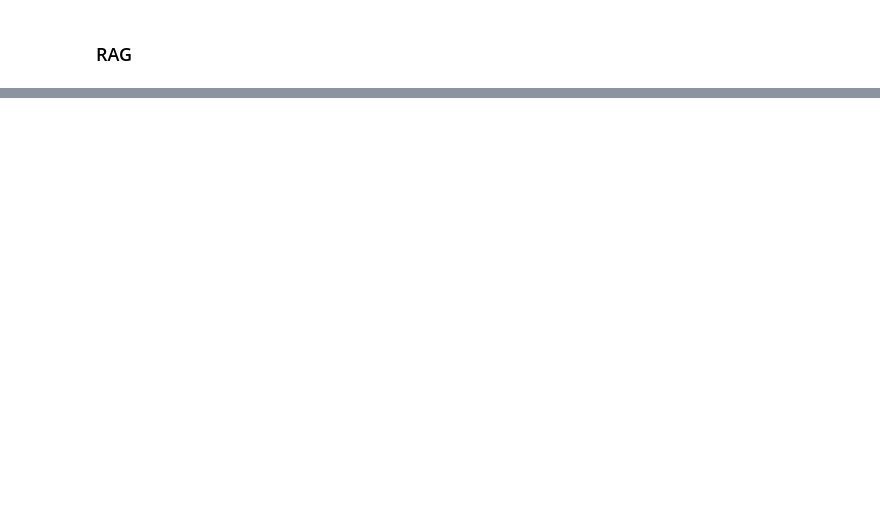
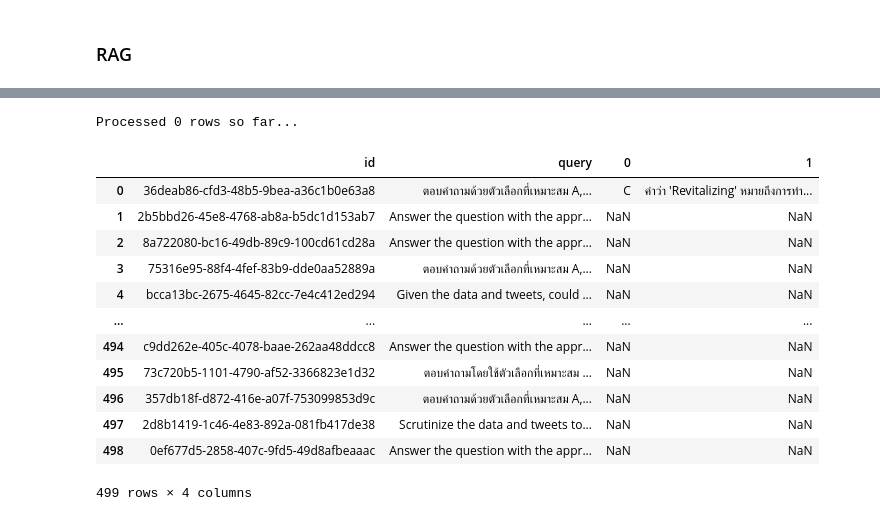
Before and after one commit to sirawitjariya/agentic_ai_finance_hackathon, a Jupyter notebook: example/langchain_example.ipynb, the cells around one changed output, grey strips where cells are left out. Cells and saved outputs as stored; diff of their text form; code cells hidden in the pictures; blank space fills up the shorter version.

```diff
--- a/example/langchain_example.ipynb
+++ b/example/langchain_example.ipynb
@@ -615,0 +809,43 @@ response
+# %%
+results = []
+
+for num, row in data.iterrows():
+    result = supervisor.invoke(
+    {
+        "messages": [
+            (
+                "human",
+                f"""ID: {row["id"]}"""
+                f"""Query: {row["query"]}"""
+
+            )
+        ]
+    }
+)
+    results.append([result['structured_response'].answer,result['structured_response'].reason])
+
+    time.sleep(0.2)  # Sleep to avoid hitting rate limits
+
+    if num % 5 == 0:
+        print(f"Processed {num} rows so far...")
+    break
+results_df = pd.DataFrame(results)
+final_df = pd.concat([data, results_df], axis=1)
+
+# display(results_df)
+display(final_df)
+# %% [output]
+Processed 0 rows so far...
+|  | id | query | 0 | 1 |
+| 0 | 36deab86-cfd3-48b5-9bea-a36c1b0e63a8 | ตอบคำถามด้วยตัวเลือกที่เหมาะสม A,... | C | คำว่า 'Revitalizing' หมายถึงการทำ... |
+| 1 | 2b5bbd26-45e8-4768-ab8a-b5dc1d153ab7 | Answer the question with the appr... | NaN | NaN |
+| 2 | 8a722080-bc16-49db-89c9-100cd61cd28a | Answer the question with the appr... | NaN | NaN |
+| 3 | 75316e95-88f4-4fef-83b9-dde0aa52889a | ตอบคำถามด้วยตัวเลือกที่เหมาะสม A,... | NaN | NaN |
+| 4 | bcca13bc-2675-4645-82cc-7e4c412ed294 | Given the data and tweets, could ... | NaN | NaN |
+| ... | ... | ... | ... | ... |
+| 494 | c9dd262e-405c-4078-baae-262aa48ddcc8 | Answer the question with the appr... | NaN | NaN |
+| 495 | 73c720b5-1101-4790-af52-3366823e1d32 | ตอบคำถามโดยใช้ตัวเลือกที่เหมาะสม ... | NaN | NaN |
+| 496 | 357db18f-d872-416e-a07f-753099853d9c | ตอบคำถามด้วยตัวเลือกที่เหมาะสม A,... | NaN | NaN |
+| 497 | 2d8b1419-1c46-4e83-892a-081fb417de38 | Scrutinize the data and tweets to... | NaN | NaN |
+| 498 | 0ef677d5-2858-407c-9fd5-49d8afbeaaac | Answer the question with the appr... | NaN | NaN |
+499 rows × 4 columns
```
Also changed, not shown: parts of 33 cells of this notebook, 2 other files.
